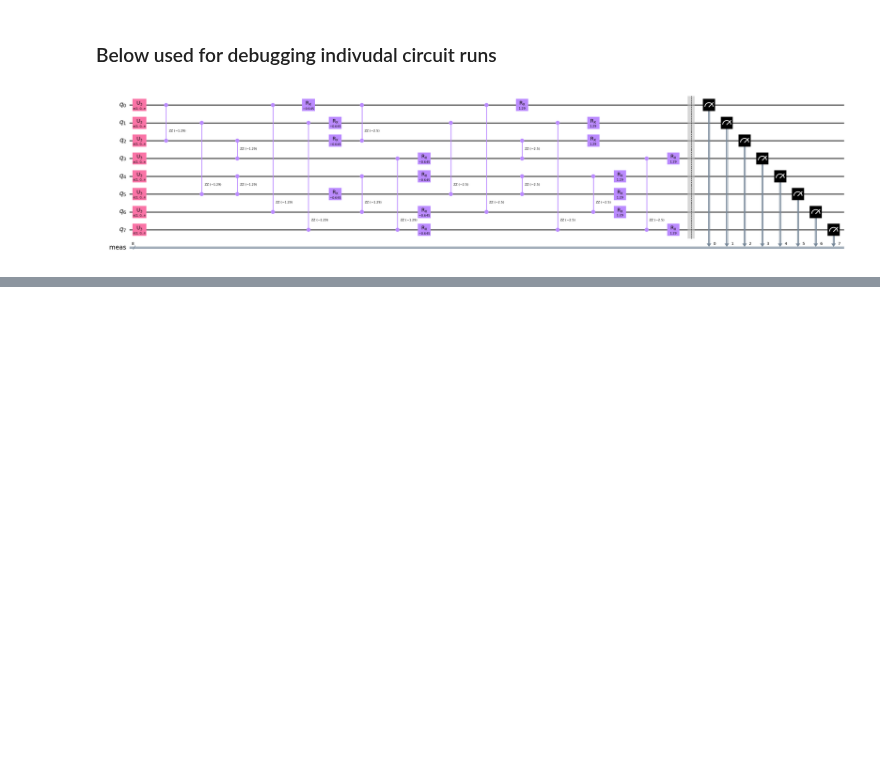
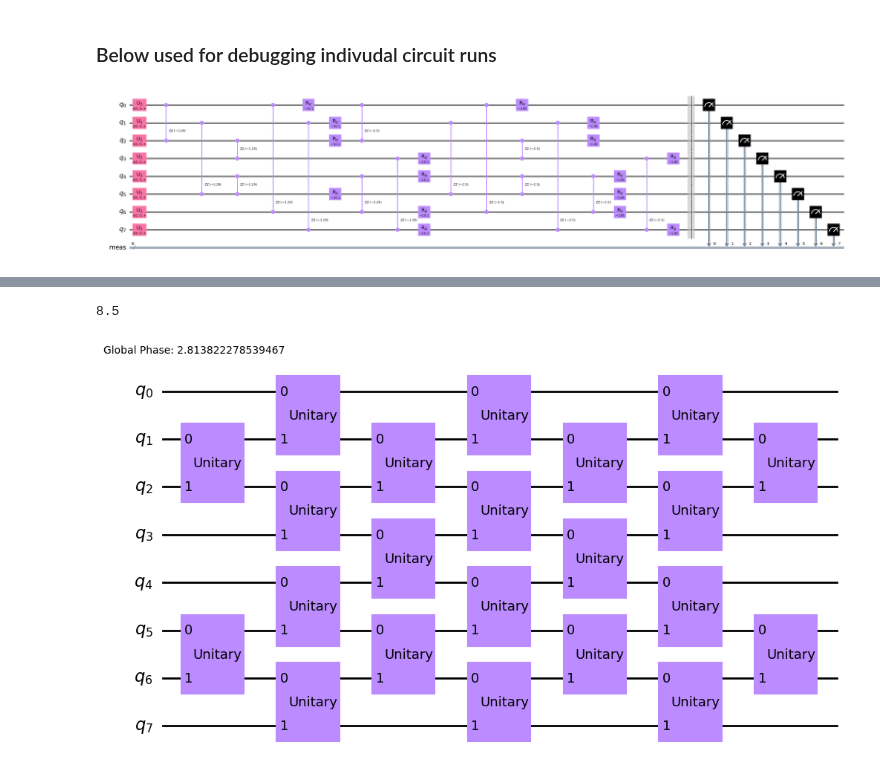
Before and after one commit to Pitt-JonesLab/mirror-gates, a Jupyter notebook: src/notebooks/debug_bench.ipynb, the cells around one changed output, grey strips where cells are left out. Cells and saved outputs as stored; diff of their text form; code cells hidden in the pictures; blank space fills up the shorter version.

```diff
--- a/src/notebooks/debug_bench.ipynb
+++ b/src/notebooks/debug_bench.ipynb
@@ -114,14 +138,17 @@ display(runner.property_set["mid"].draw("mpl", fold=-1))
 # %%
-# from mirror_gates.pass_managers import SabreMS, QiskitLevel3
-# from transpile_benchy.metrics.depth_metric import DepthMetric
+from mirror_gates.pass_managers import SabreMS, QiskitLevel3
+from transpile_benchy.metrics.depth_metric import DepthMetric
 
-# runner = QiskitLevel3(coupling_map)
-# metric = DepthMetric()
-# runner.append_metric_pass(metric)
-# transp = runner.run(qc)
-# print(runner.property_set["monodromy_depth"])
-# # display(transp.draw(output="mpl", fold=-1))
+runner = QiskitLevel3(coupling_map)
+metric = DepthMetric()
+runner.append_metric_pass(metric)
+transp = runner.run(qc)
+print(runner.property_set["monodromy_depth"])
+display(transp.draw(output="mpl", fold=-1))
 # display(runner.property_set['post'].draw('mpl'))
+# %% [output]
+8.5
+[figure, added]
 # %%
 from qiskit import transpile
 
```
Also changed, not shown: parts of 6 cells of this notebook, 4 other files.
